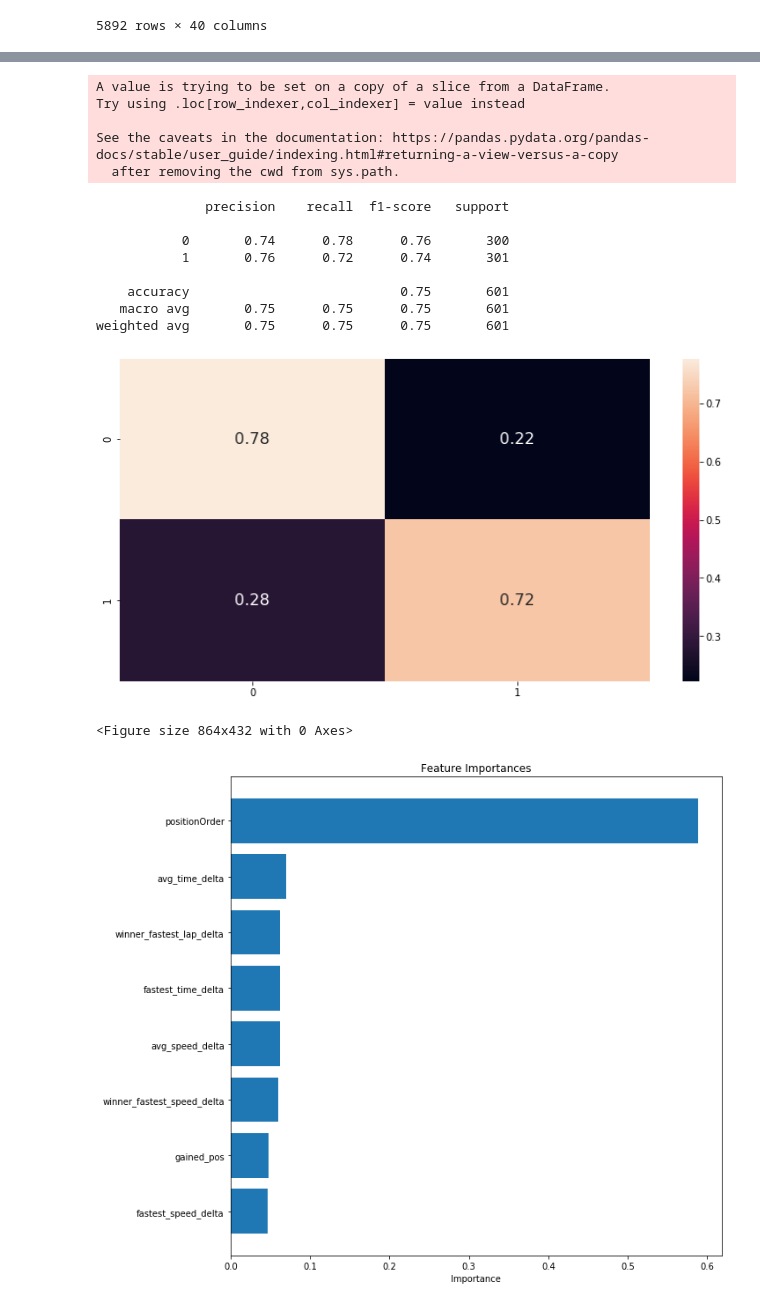
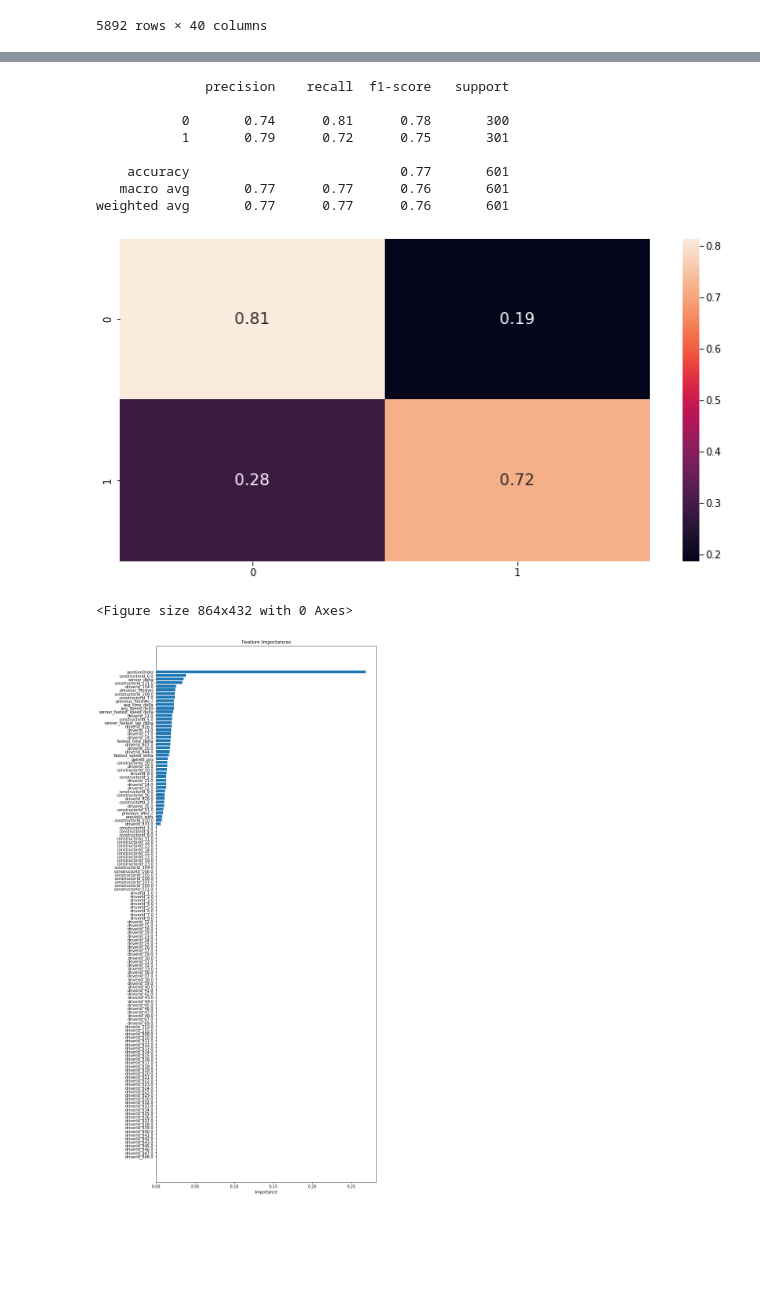
Before and after one commit to edie-zhou/data_lab_f1, a Jupyter notebook: F1.ipynb, the cells around one changed output, grey strips where cells are left out. Drawn from its saved outputs; the diff is of its cells as text; code cells hidden in the pictures; blank space fills up the shorter version.

```diff
--- a/F1.ipynb
+++ b/F1.ipynb
@@ -684,20 +686,21 @@ def ordered_features(feature_importances, features):
     importances = []
 
     while(len(ordered) < len(features)):
-        max_fea = 0
-        max_pos = 0
+        max_fea = -1
+        max_pos = -1
         for i in range(len(features)):
             if feature_importances[i] > max_fea and features[i] not in ordered:
                 max_fea = feature_importances[i]
                 max_pos = i
-        ordered.append(features[max_pos])
-        importances.append(max_fea)
+        if max_fea is not 0 or -1:
+            ordered.append(features[max_pos])
+            importances.append(max_fea)
 
     ordered.reverse()
     importances.reverse()
 
     fig = plt.figure()
-    f, ax = plt.subplots(figsize=(10,10))
+    f, ax = plt.subplots(figsize=(10,25))
     ax.barh(ordered, importances)
     ax.set_xlabel('Importance')
     ax.set_title('Feature Importances')
@@ -888,62 +1050,57 @@ weighted avg       0.74      0.73      0.73       217
 # %%
 # Podium classifier using tree-based XGBClassifier
 
-cols = ['resultId', 'positionOrder', 'statusId', 'fastest_time_delta',\
+# cols = ['resultId', 'positionOrder', 'statusId', 'fastest_time_delta',\
+#         'fastest_speed_delta', 'avg_time_delta', 'avg_speed_delta', 'gained_pos',\
+#         'current_id', 'winner_fastest_lap_delta', 'winner_fastest_speed_delta',\
+#         'actual_result', 'constructorId']
+cols_full = ['resultId', 'positionOrder', 'statusId', 'fastest_time_delta',\
         'fastest_speed_delta', 'avg_time_delta', 'avg_speed_delta', 'gained_pos',\
         'current_id', 'winner_fastest_lap_delta', 'winner_fastest_speed_delta',\
-        'actual_result', 'constructorId']
-# cols_full = ['resultId', 'positionOrder', 'statusId', 'fastest_time_delta',\
-#         'fastest_speed_delta', 'avg_time_delta', 'avg_speed_delta', 'gained_pos',\
-#         'current_id', 'winner_fastest_lap_delta', 'winner_fastest_speed_delta',\
-#         'actual_result', 'constructorId', 'winner_delta', 'previous_finishes',
-#         'previous_wins', 'previous_finishes_c', 'previous_wins_c']
+        'actual_result', 'constructorId', 'winner_delta', 'previous_finishes',
+        'previous_wins', 'previous_finishes_c', 'previous_wins_c', 'driverId']
 
-data = df_prev[cols]
-data_full = df_prev[cols_full]
+data = df_extend[cols_full]
 # display(data)
 
 classes = [0,1]
 class_lambda = lambda x: 0 if x < 4 else 1
-df_downsampled = downsample(data, classes, class_lambda)
+df_downsampled = downsample(data.fillna(0), classes, class_lambda)
 
 # create x, y dfs
 target = df_downsampled['actual_result']
 
-drop_col = ['resultId', 'current_id', 'actual_result', 'statusId', 'constructorId']
+drop_col = ['resultId', 'current_id', 'actual_result', 'statusId']
 features = df_downsampled.drop(drop_col, axis=1)
+features = pd.get_dummies(features, columns=['constructorId', 'driverId'])
 
 # Create train/test splits
 x_train, x_test, y_train, y_test = train_test_split(features, target,
         test_size=0.25, random_state=42)
 
 # Train xgbclassifier
 model_type = 'gbtree'
 model_xgb = xgb.XGBClassifier(booster=model_type)
 model_xgb.fit(x_train, y_train)
 y_pred = model_xgb.predict(x_test)
 
 display_metrics(y_test, y_pred)
 
 # Plot feature importances
 col_names = list(features.columns)
 ordered_features(model_xgb.feature_importances_, col_names)
 # %% [output]
-A value is trying to be set on a copy of a slice from a DataFrame.
-Try using .loc[row_indexer,col_indexer] = value instead
+              precision    recall  f1-score   support
 
-See the caveats in the documentation: https://pandas.pydata.org/pandas-docs/stable/user_guide/indexing.html#returning-a-view-versus-a-copy
-  after removing the cwd from sys.path.
+           0       0.74      0.81      0.78       300
+           1       0.79      0.72      0.75       301
+
+    accuracy                           0.77       601
+   macro avg       0.77      0.77      0.76       601
+weighted avg       0.77      0.77      0.76       601
+[figure, new version]
-              precision    recall  f1-score   support
-
-           0       0.74      0.78      0.76       300
-           1       0.76      0.72      0.74       301
-
-    accuracy                           0.75       601
-   macro avg       0.75      0.75      0.75       601
-weighted avg       0.75      0.75      0.75       601
+<Figure size 864x432 with 0 Axes>
-[figure, old version]
-<Figure size 864x432 with 0 Axes>
-[figure, old version]
+[figure, new version]
 # %%
 # Points classifier using tree-based XGBClassifier
 
```
Also changed, not shown: parts of 24 cells of this notebook.
